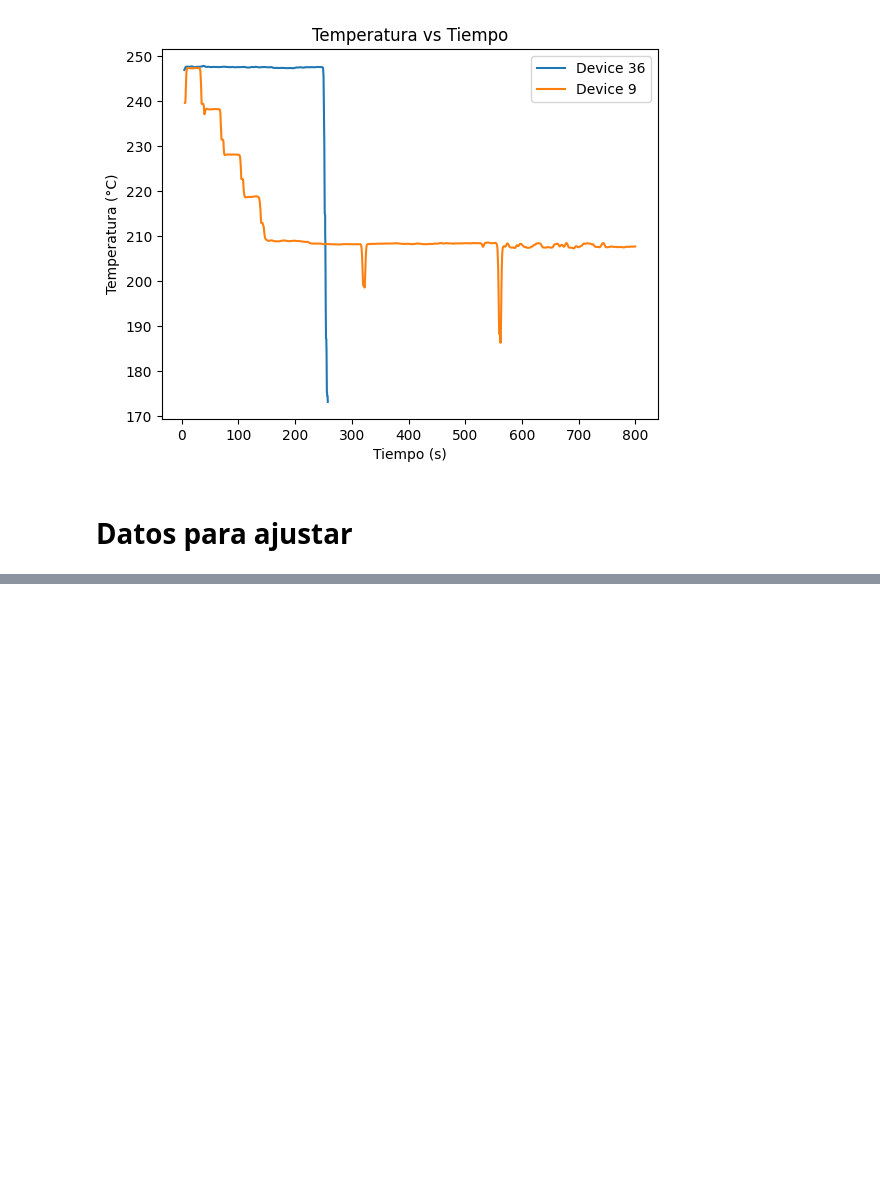
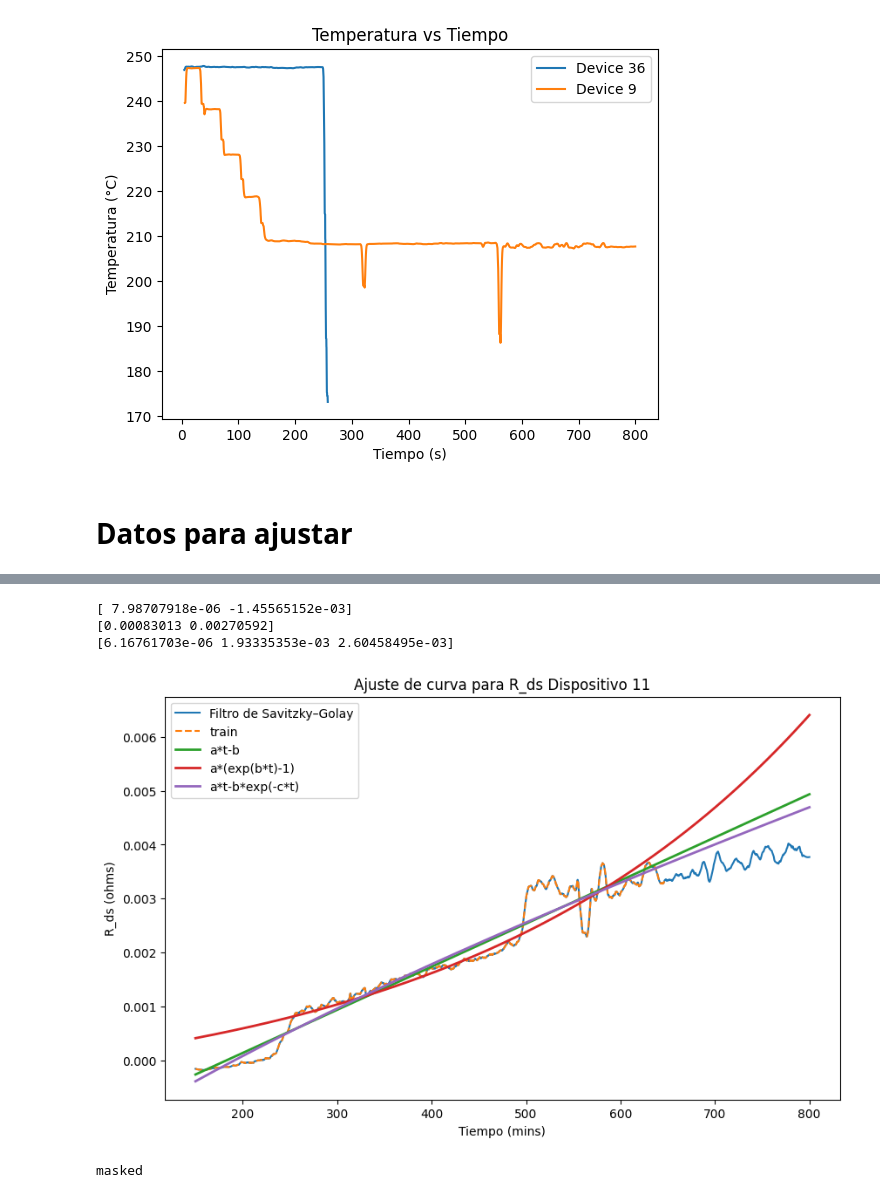
Before and after one commit to JoseUfre/Proyecto-Monitoreo-de-Condicion-2025-1, a Jupyter notebook: Lectura_datos.ipynb, the cells around one changed output, grey strips where cells are left out. Saved outputs shown, nothing was run; the diff lists cells and outputs as text; code cells hidden in the pictures; blank space fills up the shorter version.

```diff
--- a/Lectura_datos.ipynb
+++ b/Lectura_datos.ipynb
@@ -260,0 +243,36 @@ plt.show()
+# %%
+#device 11
+smooth_11_savgol = savgol_filter(fit_11["R_ds"], window_length=1000, polyorder=3)
+largo = len(fit_11["time"])
+popt1, pcov1 = curve_fit(func_1, fit_11["time"][:(3*largo)//4], smooth_11_savgol[:(3*largo)//4], p0=(0.01, 0.01))
+popt2, pcov2 = curve_fit(func_2, fit_11["time"][:(3*largo)//4], smooth_11_savgol[:(3*largo)//4], p0=(0.01, 0.01))
+popt4, pcov4 = curve_fit(func_4, fit_11["time"][:(3*largo)//4], smooth_11_savgol[:(3*largo)//4], p0=(1, 0.01, 0.01))
+
+fiited_11_2 = func_2(fit_11["time"], *popt2)
+
+print(popt1)
+print(popt2)
+print(popt4)
+# %% [output]
+[ 7.98707918e-06 -1.45565152e-03]
+[0.00083013 0.00270592]
+[6.16761703e-06 1.93335353e-03 2.60458495e-03]
+# %%
+plt.figure(figsize=(10, 6))
+plt.plot(fit_11["time"], smooth_11_savgol, label="Filtro de Savitzky–Golay")
+plt.plot(fit_11["time"][:(3*largo)//4], smooth_11_savgol[:(3*largo)//4], linestyle="--",label ="train")
+plt.plot(fit_11["time"], func_1(fit_11["time"],*popt1), label="a*t-b", lw=2)
+plt.plot(fit_11["time"], func_2(fit_11["time"],*popt2), label="a*(exp(b*t)-1)", lw=2)
+plt.plot(fit_11["time"], func_4(fit_11["time"],*popt4), label="a*t-b*exp(-c*t)", lw=2)
+
+plt.title("Ajuste de curva para R_ds Dispositivo 11")
+plt.xlabel("Tiempo (mins)")
+plt.ylabel("R_ds (ohms)")
+plt.legend()
+plt.show()
+# %% [output]
+[figure, added]
+# %%
+np.ma.masked
+# %% [output]
+masked
```
Also changed, not shown: parts of 22 cells of this notebook, 1 other file.
